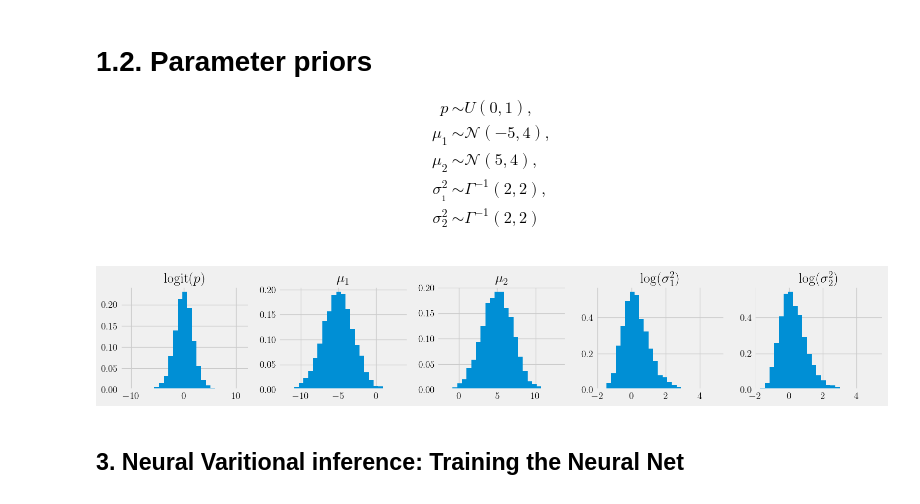
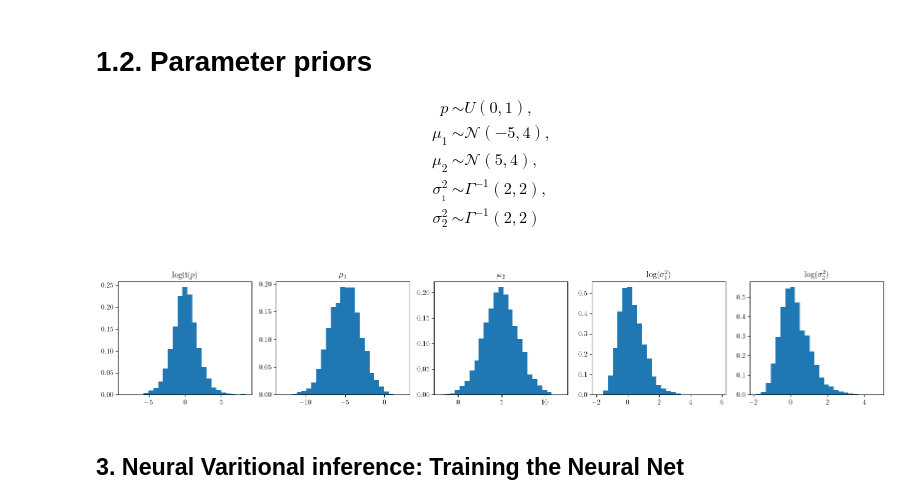
Before and after one commit to J-PNtwali/amortized_variational_inference, a Jupyter notebook: gaussian_mixture.ipynb, the cells around one changed output. Cells and saved outputs as stored; diff of their text form; code cells hidden in the pictures.

```diff
--- a/gaussian_mixture.ipynb
+++ b/gaussian_mixture.ipynb
@@ -11,12 +11,11 @@ from pyvi.utils import HelperFunc as hf
 
 
 device = ("cuda" if torch.cuda.is_available()
-          else "mps" if torch.backends.mps.is_available()
           else "cpu")
 
 print(f"Using {device} device")
 
-plt.style.use('fivethirtyeight')
+#plt.style.use('fivethirtyeight')
 plt.rcParams.update({
     "text.usetex": True,
     "font.family": "Helvetica"
@@ -102,35 +123,35 @@ sigma2_1 = {'alpha': 2.0, 'beta': 2.0}
 sigma2_2 = {'alpha': 2.0, 'beta': 2.0}
 
 prior = Prior(p, mu_1, mu_2, sigma2_1, sigma2_2)
 N = 5000
 theta =  prior.sample((N,))
 
-fig = plt.figure(figsize=(16, 3))
+fig = plt.figure(figsize=(16, 4))
 
 fig.add_subplot(151)
 plt.hist(theta[...,0].logit(), bins=25, density=True)
 plt.title(r'$\mathrm{logit}(p)$')
 
 fig.add_subplot(152)
 plt.hist(theta[...,1], bins=25, density=True)
 plt.title(r'$\mu_1$')
 
 fig.add_subplot(153)
 plt.hist(theta[...,2], bins=25, density=True)
 plt.title(r'$\mu_2$')
 
 fig.add_subplot(154)
 plt.hist(theta[...,3].log(), bins=25, density=True)
 plt.title(r'$\log(\sigma_{1}^2) $')
 
 fig.add_subplot(155)
 plt.hist(theta[...,4].log(), bins=25, density=True)
 plt.title(r'$\log(\sigma_{2}^2) $')
 
 plt.tight_layout()
 plt.show()
 # %% [output]
-[figure, old version]
+[figure, new version]
 # %% [markdown]
 ## 3. Neural Varitional inference: Training the Neural Net
 # %% [markdown]
```
Also changed, not shown: parts of 9 cells of this notebook, 7 other files.
